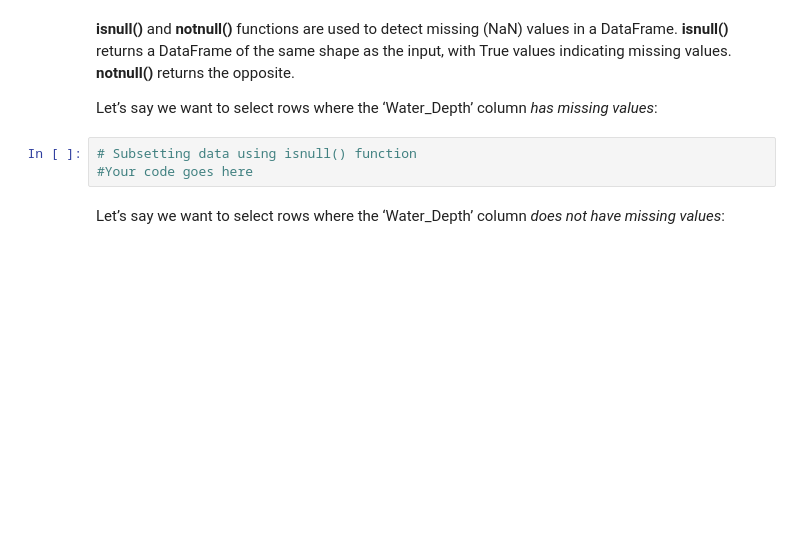
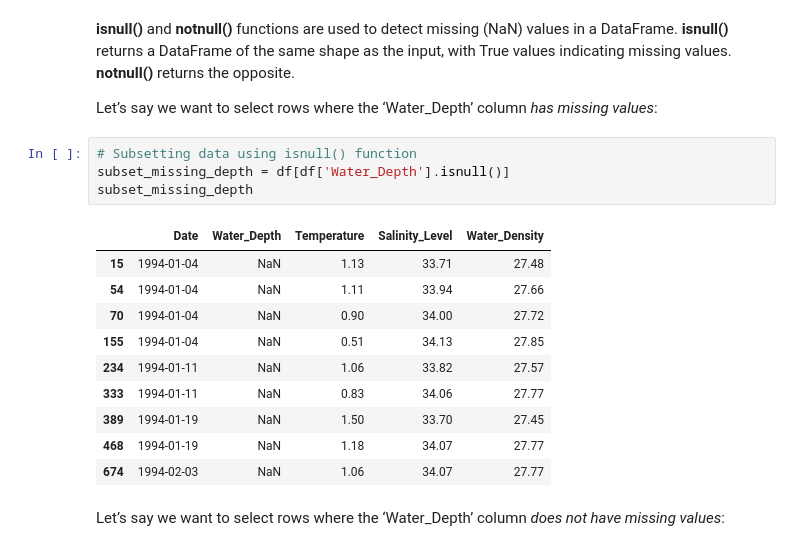
Before and after one commit to acenet-arc/2025_NFPOGO_Python_Bootcamp, a Jupyter notebook: Completed/2_DAV1.ipynb, the cells around one changed output. Saved outputs shown, nothing was run; the diff lists cells and outputs as text; blank space fills up the shorter version.

```diff
--- a/Completed/2_DAV1.ipynb
+++ b/Completed/2_DAV1.ipynb
@@ -312,7 +468,19 @@ Let’s say we want to select rows where the **‘Date’** column has values **
 Let’s say we want to select rows where the ‘Water_Depth’ column *has missing values*:
 # %%
 # Subsetting data using isnull() function
-#Your code goes here
+subset_missing_depth = df[df['Water_Depth'].isnull()]
+subset_missing_depth
+# %% [output]
+|  | Date | Water_Depth | Temperature | Salinity_Level | Water_Density |
+| 15 | 1994-01-04 | NaN | 1.13 | 33.71 | 27.48 |
+| 54 | 1994-01-04 | NaN | 1.11 | 33.94 | 27.66 |
+| 70 | 1994-01-04 | NaN | 0.90 | 34.00 | 27.72 |
+| 155 | 1994-01-04 | NaN | 0.51 | 34.13 | 27.85 |
+| 234 | 1994-01-11 | NaN | 1.06 | 33.82 | 27.57 |
+| 333 | 1994-01-11 | NaN | 0.83 | 34.06 | 27.77 |
+| 389 | 1994-01-19 | NaN | 1.50 | 33.70 | 27.45 |
+| 468 | 1994-01-19 | NaN | 1.18 | 34.07 | 27.77 |
+| 674 | 1994-02-03 | NaN | 1.06 | 34.07 | 27.77 |
 # %% [markdown]
 Let’s say we want to select rows where the ‘Water_Depth’ column *does not have missing values*:
 # %%
```
Also changed, not shown: parts of 29 cells of this notebook, 2 other files.
